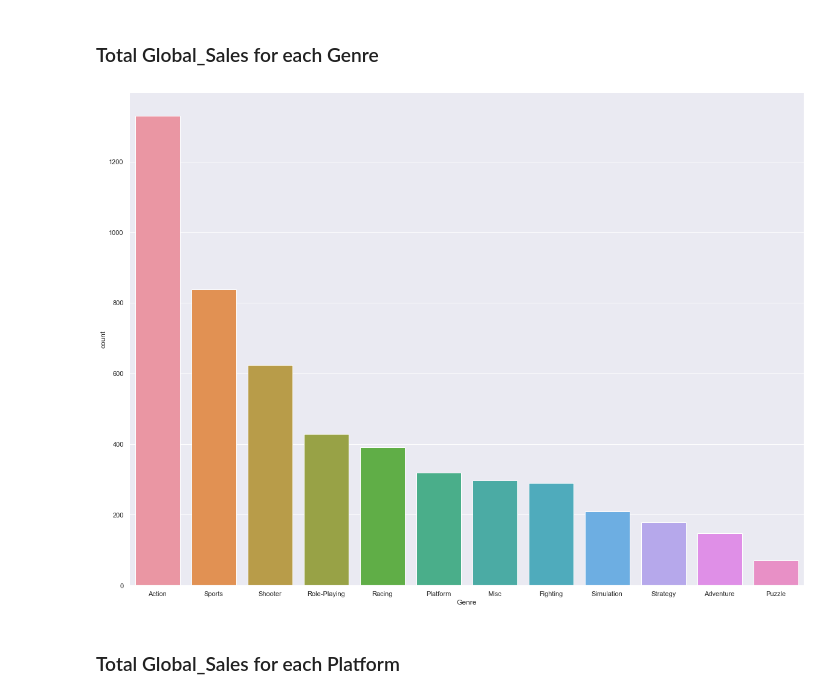
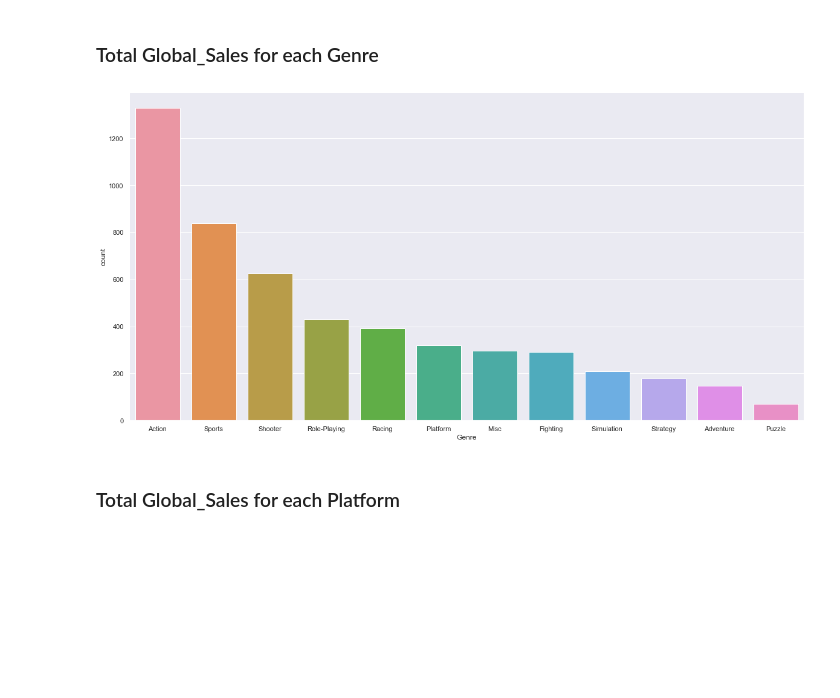
Before and after one commit to dihcuierc/Game_Analysis, a Jupyter notebook: NoteBooks/2. Data Visual.ipynb, the cells around one changed output. Cells and saved outputs as stored; diff of their text form; code cells hidden in the pictures; blank space fills up the shorter version.

```diff
--- a/NoteBooks/2. Data Visual.ipynb
+++ b/NoteBooks/2. Data Visual.ipynb
@@ -47,9 +47,9 @@ ax = sb.countplot(x="Publisher", data=mainData, order=mainData.Publisher.value_c
 # %% [markdown]
 ### Total Global_Sales for each Genre
-# %%
-a = plt.figure(figsize=(20, 15))
-ax = sb.countplot(x="Genre", data=mainData, order=mainData.Genre.value_counts().iloc[:12].index)
-# %% [output]
-[figure, removed]
+# %%
+a = plt.figure(figsize=(20, 10))
+ax = sb.countplot(x="Genre", data=mainData, order=mainData.Genre.value_counts().iloc[:12].index)
+# %% [output]
+[figure, added]
 # %% [markdown]
 ### Total Global_Sales for each Platform
```
Also changed, not shown: parts of 14 cells of this notebook.
